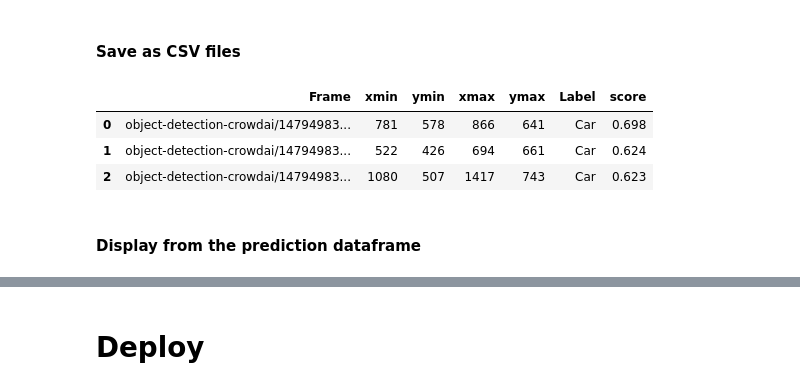
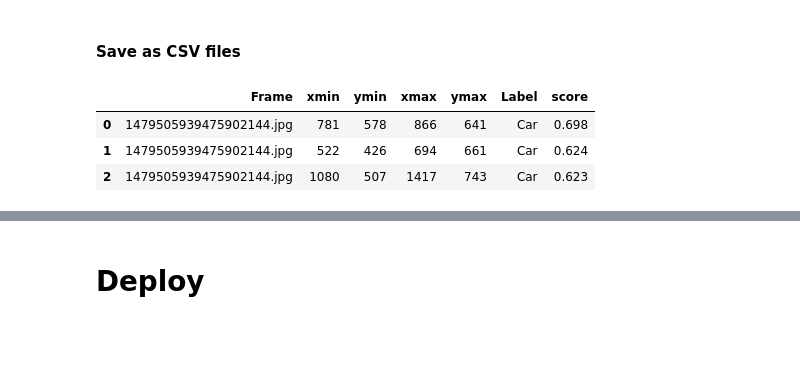
Before and after one commit to jainxy/retinanet_task, a Jupyter notebook: Retinanet_finetune_selfDrivingDataset.ipynb, the cells around one changed output, grey strips where cells are left out. Saved outputs shown, nothing was run; the diff lists cells and outputs as text; code cells hidden in the pictures; blank space fills up the shorter version.

```diff
--- a/Retinanet_finetune_selfDrivingDataset.ipynb
+++ b/Retinanet_finetune_selfDrivingDataset.ipynb
@@ -216,7 +216,7 @@ def gen_pred_df(test_df, data_path, model, score_thresh):
     boxes, scores, labels = predict(img, model, score_thresh)
     # Fill dataset
     for box, score, label in zip(boxes[0], scores[0], labels[0]):
-      row_d = dict(Frame = test_df.iloc[1].Frame,
+      row_d = dict(Frame = frame,
                   xmin = int(box[0]),
                   ymin = int(box[1]),
                   xmax = int(box[2]),
@@ -558,12 +558,13 @@ FPS: 4
 # %%
 pred_name_df = pred_df.copy()
 pred_name_df['Label'] = pred_name_df['Label'].apply(lambda x: labels_to_names[x])
+pred_name_df['Frame'] = pred_name_df['Frame'].apply(lambda x: os.path.basename(x))
 pred_name_df.head(3)
 # %% [output]
 |  | Frame | xmin | ymin | xmax | ymax | Label | score |
-| 0 | object-detection-crowdai/14794983... | 781 | 578 | 866 | 641 | Car | 0.698 |
-| 1 | object-detection-crowdai/14794983... | 522 | 426 | 694 | 661 | Car | 0.624 |
-| 2 | object-detection-crowdai/14794983... | 1080 | 507 | 1417 | 743 | Car | 0.623 |
+| 0 | 1479505939475902144.jpg | 781 | 578 | 866 | 641 | Car | 0.698 |
+| 1 | 1479505939475902144.jpg | 522 | 426 | 694 | 661 | Car | 0.624 |
+| 2 | 1479505939475902144.jpg | 1080 | 507 | 1417 | 743 | Car | 0.623 |
 # %%
 pred_csv_path = os.path.join(data_path, 'pred_df.csv')
 pred_df.to_csv(pred_csv_path, index=False)
@@ -572,5 +573,3 @@ pred_name_df.to_csv(pred_name_csv_path, index=False)
 # backup to gdrive
 !cp "{pred_csv_path}" "{gdpath}"
 !cp "{pred_name_csv_path}" "{gdpath}"
-# %% [markdown]
-#### Display from the prediction dataframe
```
Also changed, not shown: parts of 4 cells of this notebook.
